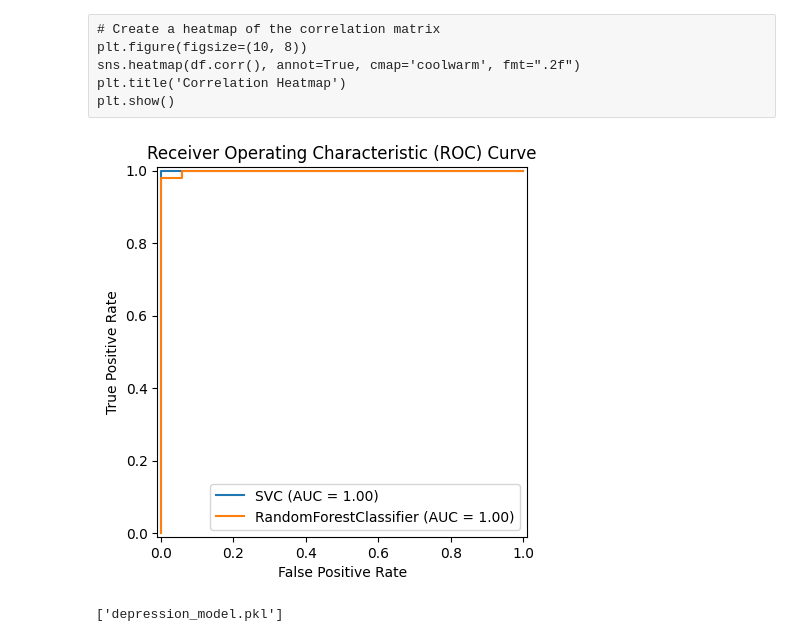
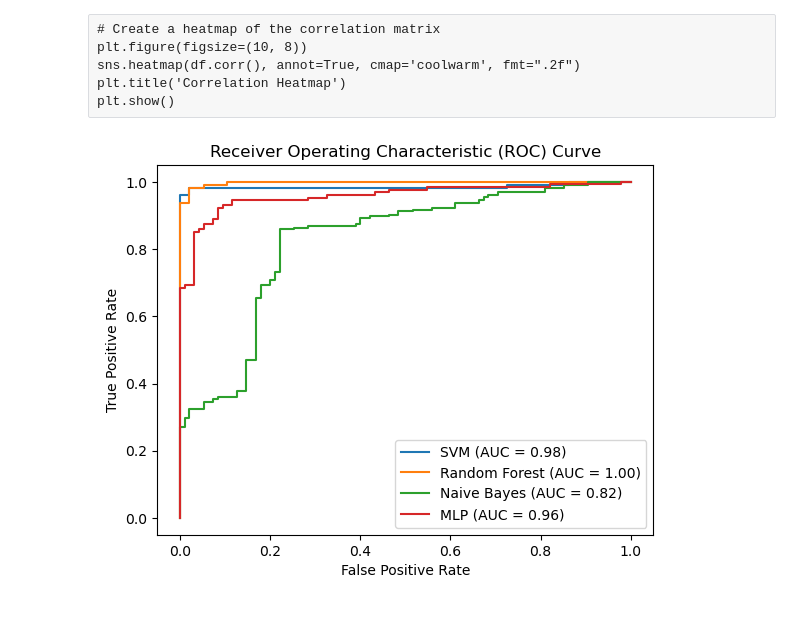
Before and after one commit to Prashanthvari333/depression_detection, a Jupyter notebook: depresion_detection.ipynb, the cells around one changed output. Saved outputs shown, nothing was run; the diff lists cells and outputs as text; code cells hidden in the pictures; blank space fills up the shorter version.

Commit message:
2 more models are added

```diff
--- a/depresion_detection.ipynb
+++ b/depresion_detection.ipynb
@@ -210 +259,3 @@ classifiers = [
 ]
+# %%
+grid_search_svm.best_estimator_.fit(X_train, y_train)
@@ -210,0 +264,2 @@ classifiers = [
+# %%
+rf_classifier.fit(X_train, y_train)
@@ -210,0 +268,2 @@ classifiers = [
+# %%
+naive_bayes_classifier.fit(X_train, y_train)
@@ -210,0 +272,2 @@ classifiers = [
+# %%
+mlp_classifier.fit(X_train, y_train)
@@ -273,26 +350,21 @@ plt.figure(figsize=(10, 8))
 sns.heatmap(df.corr(), annot=True, cmap='coolwarm', fmt=".2f")
 plt.title('Correlation Heatmap')
 plt.show()
-# %%
-from sklearn.metrics import RocCurveDisplay
-import matplotlib.pyplot as plt
-svc_disp = RocCurveDisplay.from_estimator(grid_search_svm.best_estimator_, X_test, y_test)
-rfc_disp = RocCurveDisplay.from_estimator(rf_classifier, X_test, y_test, ax=svc_disp.ax_)
-plt.xlabel('False Positive Rate')
-plt.ylabel('True Positive Rate')
-plt.title('Receiver Operating Characteristic (ROC) Curve')
-plt.legend(loc="lower right")
-plt.show()
-# %% [output]
-[figure, removed]
-# %%
-# Train and save the model
-import joblib
-
-# Train your model
-model = voting_clf
-
-# Save the model to disk
-joblib.dump(model, 'depression_model.pkl')
-# %% [output]
-['depression_model.pkl']
+# %%
+from sklearn.metrics import RocCurveDisplay
+import matplotlib.pyplot as plt
+
+# Create ROC curve displays for each classifier
+svc_disp = RocCurveDisplay.from_estimator(grid_search_svm.best_estimator_, X_test, y_test, name='SVM')
+rfc_disp = RocCurveDisplay.from_estimator(rf_classifier, X_test, y_test, ax=svc_disp.ax_, name='Random Forest')
+nb_disp = RocCurveDisplay.from_estimator(naive_bayes_classifier, X_test, y_test, ax=svc_disp.ax_, name='Naive Bayes')
+mlp_disp = RocCurveDisplay.from_estimator(mlp_classifier, X_test, y_test, ax=svc_disp.ax_, name='MLP')
+
+# Plot ROC curves
+plt.xlabel('False Positive Rate')
+plt.ylabel('True Positive Rate')
+plt.title('Receiver Operating Characteristic (ROC) Curve')
+plt.legend(loc="lower right")
+plt.show()
+# %% [output]
+[figure, added]
```
Also changed, not shown: parts of 30 cells of this notebook, 1 other file.
